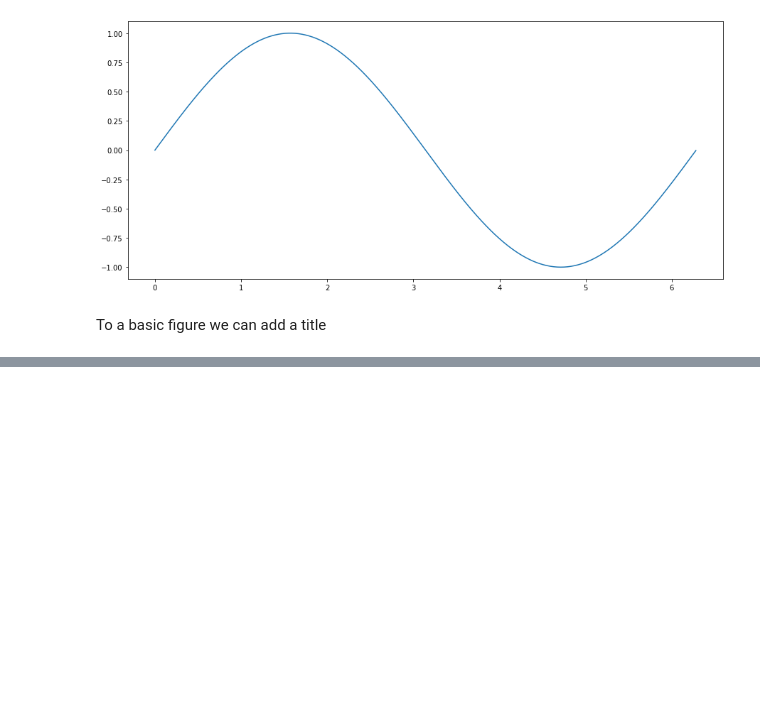
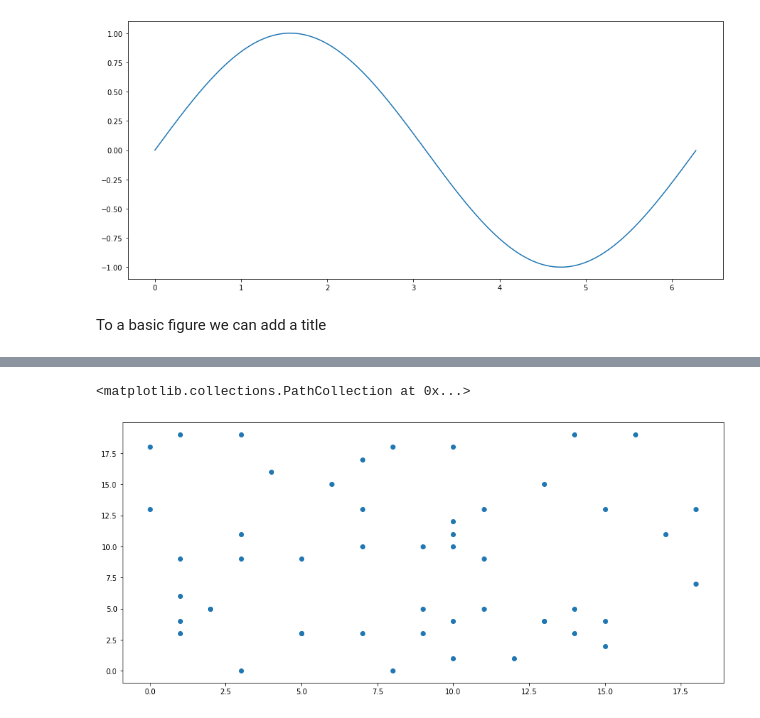
Before and after one commit to nivkeren/computational-methods, a Jupyter notebook: Lesson3.ipynb, the cells around one changed output, grey strips where cells are left out. Cells and saved outputs as stored; diff of their text form; code cells hidden in the pictures; blank space fills up the shorter version.

```diff
--- a/Lesson3.ipynb
+++ b/Lesson3.ipynb
@@ -50,0 +78,7 @@ Text(0.5, 1.0, 'Sine and Cosine Waves')
+# %%
+points = np.stack((x, y))
+plt.scatter(x=x, y=y)
+plt.show()
+# %% [output]
+<matplotlib.collections.PathCollection at 0x...>
+[figure, added]
```
Also changed, not shown: parts of 12 cells of this notebook, 3 other files.
